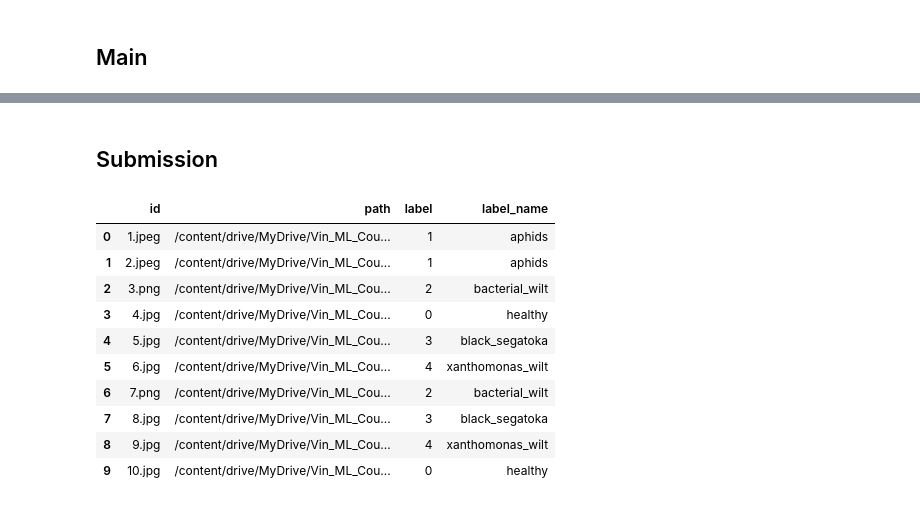
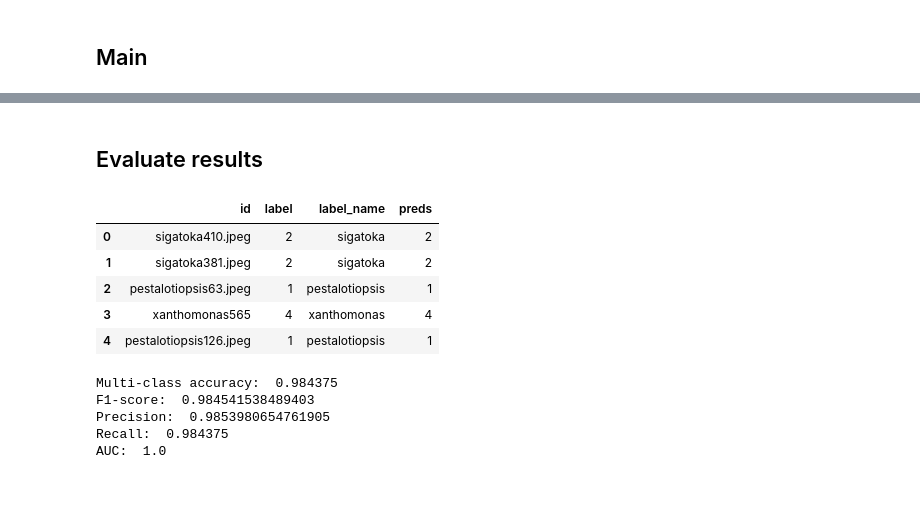
Before and after one commit to quang-vo-ds/banana_leaf_disease_detection, a Jupyter notebook: banana_leaf_disease_inference.ipynb, the cells around one changed output, grey strips where cells are left out. Saved outputs shown, nothing was run; the diff lists cells and outputs as text; code cells hidden in the pictures.

```diff
--- a/banana_leaf_disease_inference.ipynb
+++ b/banana_leaf_disease_inference.ipynb
@@ -76,18 +88,0 @@ CFG = {
-# %%
-test_dir = os.path.join(root_dir, "test")
-save_data_dir = os.path.join(root_dir, "output/processed_data")
-save_model_dir = os.path.join(root_dir, "output/checkpoints")
-with open(os.path.join(save_data_dir, "class_int_to_name.dict"), 'rb') as f:
-    class_int_to_name = pickle.load(f)
-# %%
-test = {'id': [], 'path': []}
-for f in glob(test_dir + '/*'):
-    f_name = f[f.rfind("/")+1:]
-
-    # id and class
-    test['id'].append(f_name)
-    test['path'].append(f)
-
-test = pd.DataFrame(test)
-test = test.dropna()
-test.head()
@@ -122,6 +108,7 @@ def get_img(path):
 # %%
 class BananaDataset(Dataset):
     def __init__(self, df,
+                 data_root=test_dir,
                  transforms=None,
                  output_label=True,
                  one_hot_label=False,
@@ -129,6 +116,7 @@ class BananaDataset(Dataset):
 
         super().__init__()
         self.df = df.copy()
+        self.data_root = data_root
         self.transforms = transforms
         self.output_label = output_label
         self.one_hot_label = one_hot_label
@@ -147,7 +135,7 @@ class BananaDataset(Dataset):
         if self.output_label:
             target = self.labels[index]
 
-        img_dir = self.df.iloc[index].path
+        img_dir = os.path.join(self.data_root, self.df.iloc[index]['id'])
         img  = get_img(img_dir)
 
         if self.transforms:
@@ -224,7 +212,7 @@ if __name__ == '__main__':
         )
 
         device = torch.device(CFG['device'])
-        model = MyImgClassifier(CFG['model_arch'], len(class_int_to_name.keys())).to(device)
+        model = MyImgClassifier(CFG['model_arch'], train.label.nunique()).to(device)
 
         tst_preds = []
 
@@ -267,18 +238,27 @@ Inferencing with 4 started
-# %% [markdown]
-## Submission
+# %% [markdown]
+## Evaluate results
 # %%
-test['label'] = np.argmax(tst_preds_all, axis=1)
-test['label_name'] = test['label'].replace(class_int_to_name)
-test
+test['preds'] = np.argmax(tst_preds_all, axis=1)
+test.to_csv(os.path.join(save_output_dir, "test_pred.csv"), index=False)
+test.head()
 # %% [output]
-|  | id | path | label | label_name |
-| 0 | 1.jpeg | /content/drive/MyDrive/Vin_ML_Cou... | 1 | aphids |
-| 1 | 2.jpeg | /content/drive/MyDrive/Vin_ML_Cou... | 1 | aphids |
-| 2 | 3.png | /content/drive/MyDrive/Vin_ML_Cou... | 2 | bacterial_wilt |
-| 3 | 4.jpg | /content/drive/MyDrive/Vin_ML_Cou... | 0 | healthy |
-| 4 | 5.jpg | /content/drive/MyDrive/Vin_ML_Cou... | 3 | black_segatoka |
-| 5 | 6.jpg | /content/drive/MyDrive/Vin_ML_Cou... | 4 | xanthomonas_wilt |
-| 6 | 7.png | /content/drive/MyDrive/Vin_ML_Cou... | 2 | bacterial_wilt |
-| 7 | 8.jpg | /content/drive/MyDrive/Vin_ML_Cou... | 3 | black_segatoka |
-| 8 | 9.jpg | /content/drive/MyDrive/Vin_ML_Cou... | 4 | xanthomonas_wilt |
-| 9 | 10.jpg | /content/drive/MyDrive/Vin_ML_Cou... | 0 | healthy |
+|  | id | label | label_name | preds |
+| 0 | sigatoka410.jpeg | 2 | sigatoka | 2 |
+| 1 | sigatoka381.jpeg | 2 | sigatoka | 2 |
+| 2 | pestalotiopsis63.jpeg | 1 | pestalotiopsis | 1 |
+| 3 | xanthomonas565 | 4 | xanthomonas | 4 |
+| 4 | pestalotiopsis126.jpeg | 1 | pestalotiopsis | 1 |
+# %%
+from sklearn.metrics import accuracy_score, f1_score, precision_score, recall_score, roc_auc_score
+
+print("Multi-class accuracy: ", accuracy_score(test["label"], test["preds"]))
+print("F1-score: ", f1_score(test["label"], test["preds"], average="weighted"))
+print("Precision: ", precision_score(test["label"], test["preds"], average="weighted"))
+print("Recall: ", recall_score(test["label"], test["preds"], average="weighted"))
+print("AUC: ", roc_auc_score(test["label"], tst_preds_all/np.sum(tst_preds_all, axis=1).reshape(-1,1), multi_class='ovr'))
+# %% [output]
+Multi-class accuracy:  0.984375
+F1-score:  0.984541538489403
+Precision:  0.9853980654761905
+Recall:  0.984375
+AUC:  1.0
```
Also changed, not shown: parts of 6 cells of this notebook.
